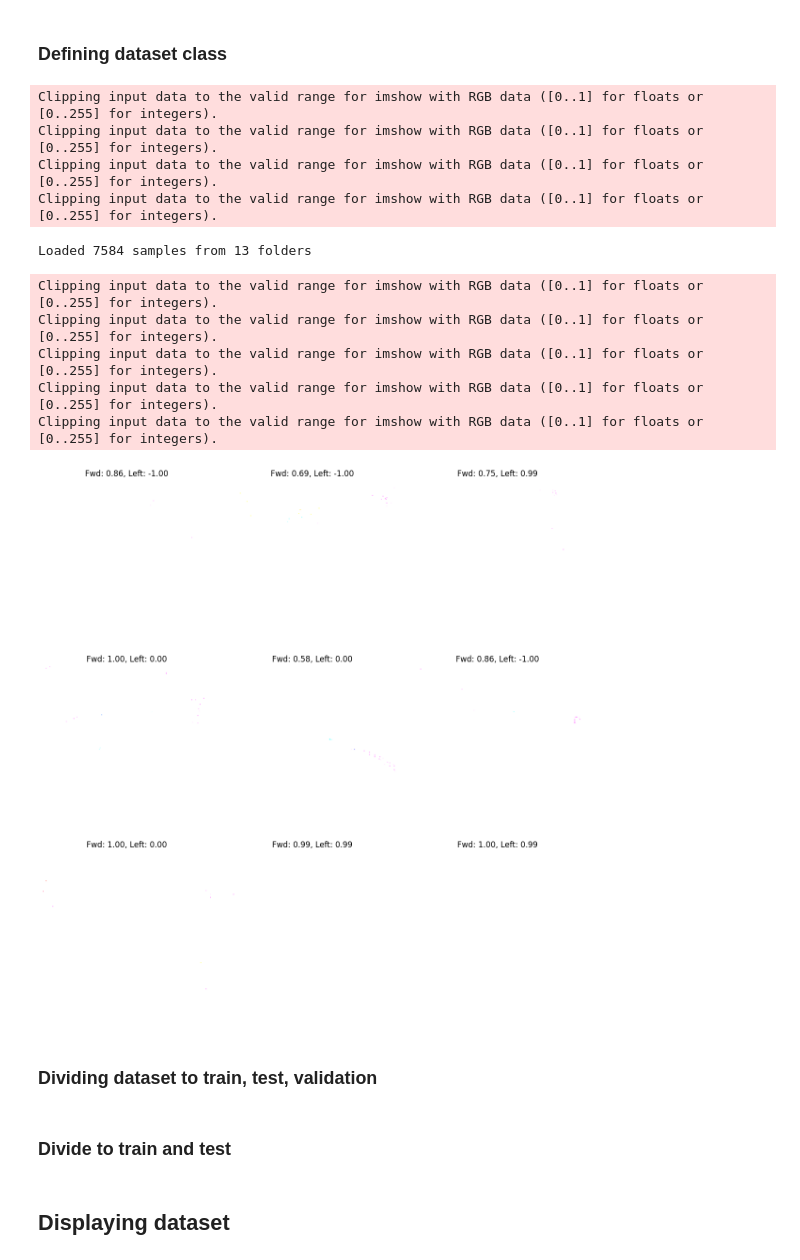
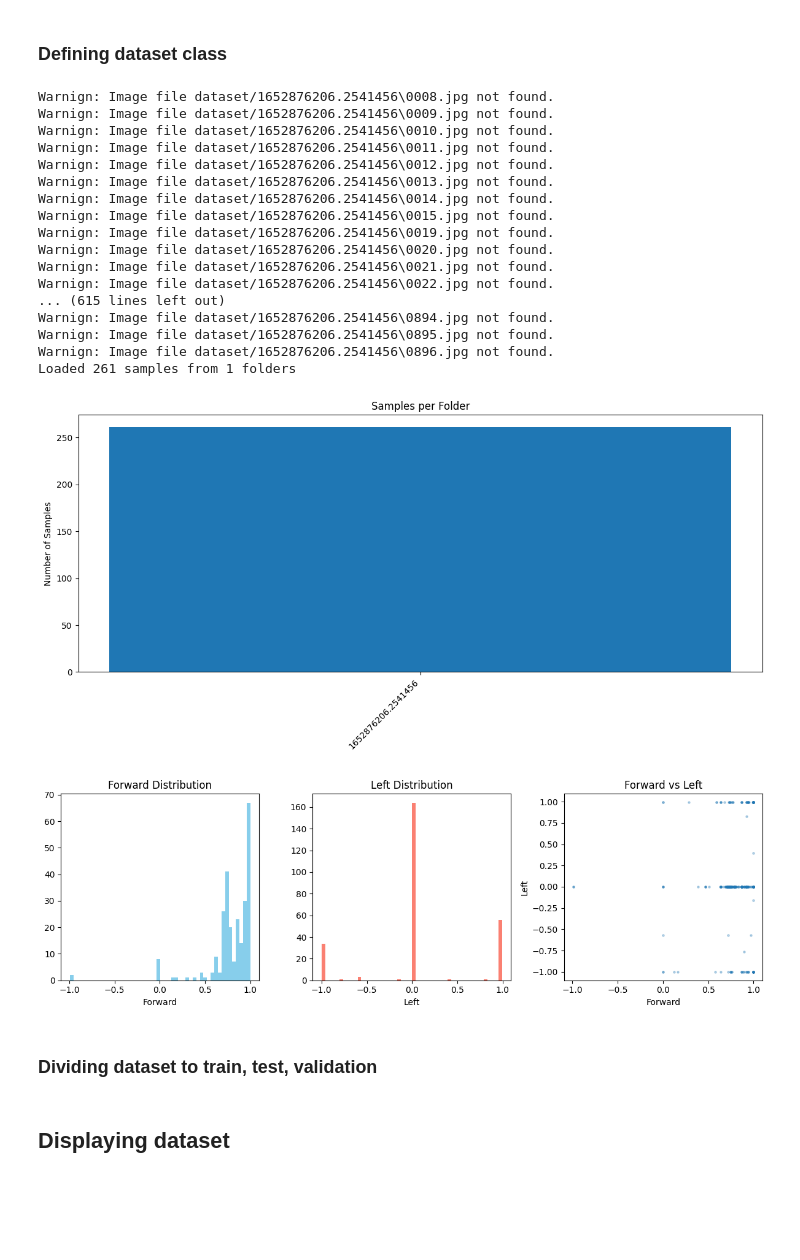
Before and after one commit to Bialkasss/JetBot_self-driving, a Jupyter notebook: jetbot.ipynb, the cells around one changed output. Drawn from its saved outputs; the diff is of its cells as text; code cells hidden in the pictures; blank space fills up the shorter version.

```diff
--- a/jetbot.ipynb
+++ b/jetbot.ipynb
@@ -24,7 +26,6 @@ from tqdm import tqdm
 # %%
 # root_dir = "put_jetbot_dataset/dataset/"
 # samples=[]
-
 
 class JetBotDataset(Dataset):
     """
@@ -74,7 +75,36 @@ class JetBotDataset(Dataset):
             image = PIL.Image.open(img_path).convert("RGB")
             if self.transform:
                 image = self.transform(image)
-            return image, torch.tensor([forward, left], dtype=torch.float32)
+
+            # Five-class one-hot encoding
+            # -1, -0.5, 0, 0.5, 1  this will be our classes
+
+
+
+
+            if left < -0.75:
+                class_idx = 0
+            elif left < -0.25:
+                class_idx = 1
+            elif left <= 0.25:
+                class_idx = 2
+            elif left <= 0.75:
+                class_idx = 3
+            else:
+                class_idx = 4
+
+            left_onehot = [0] * 5
+            left_onehot[class_idx] = 1
+
+            forward_tensor = torch.tensor(forward, dtype=torch.float32)
+            left_tensor = torch.tensor(left_onehot, dtype=torch.long)
+
+            return image, (forward_tensor, left_tensor)
+
+
+            # return image, torch.tensor([forward, left], dtype=torch.float32)
+
+
         except Exception as e:
             print(f"Error loading image {img_path}: {e}")
             placeholder = torch.zeros((3,224,224))
@@ -88,6 +118,7 @@ def get_transforms(augument=True):
         transforms.ToTensor(),
         transforms.Normalize(mean=[0.485, 0.456, 0.406], std=[0.229, 0.224, 0.225]),
     ]
+    # augmentation
     if augument:
         # Transformations: resize to 224x224, color jitter, normalize for rgb values predefined using imagenet
         train_transforms = [
@@ -163,23 +194,37 @@ def plot_target_distributions(dataset):
     plt.tight_layout()
     plt.show()
 # %%
-train_dataset = JetBotDataset(root_dir="put_jetbot_dataset/dataset/", transform=None)
+transform = transforms.Compose([
+    transforms.Resize((224,224)),
+    transforms.ToTensor(),
+    transforms.Normalize(mean=[0.485, 0.456, 0.406], std=[0.229, 0.224, 0.225])
+])
+
+train_dataset = JetBotDataset(root_dir="dataset/", transform=transform)
 
 plot_samples_per_folder(train_dataset)
 plot_target_distributions(train_dataset)
-show_sample_images(train_dataset, num=9)
+# show_sample_images(train_dataset, num=6)
 # %% [output]
-Clipping input data to the valid range for imshow with RGB data ([0..1] for floats or [0..255] for integers).
-Clipping input data to the valid range for imshow with RGB data ([0..1] for floats or [0..255] for integers).
-Clipping input data to the valid range for imshow with RGB data ([0..1] for floats or [0..255] for integers).
-Clipping input data to the valid range for imshow with RGB data ([0..1] for floats or [0..255] for integers).
+Warnign: Image file dataset/1652876206.2541456\0008.jpg not found.
+Warnign: Image file dataset/1652876206.2541456\0009.jpg not found.
+Warnign: Image file dataset/1652876206.2541456\0010.jpg not found.
+Warnign: Image file dataset/1652876206.2541456\0011.jpg not found.
+Warnign: Image file dataset/1652876206.2541456\0012.jpg not found.
+Warnign: Image file dataset/1652876206.2541456\0013.jpg not found.
+Warnign: Image file dataset/1652876206.2541456\0014.jpg not found.
+Warnign: Image file dataset/1652876206.2541456\0015.jpg not found.
+Warnign: Image file dataset/1652876206.2541456\0019.jpg not found.
+Warnign: Image file dataset/1652876206.2541456\0020.jpg not found.
+Warnign: Image file dataset/1652876206.2541456\0021.jpg not found.
+Warnign: Image file dataset/1652876206.2541456\0022.jpg not found.
+... (615 lines left out)
+Warnign: Image file dataset/1652876206.2541456\0894.jpg not found.
+Warnign: Image file dataset/1652876206.2541456\0895.jpg not found.
+Warnign: Image file dataset/1652876206.2541456\0896.jpg not found.
+Loaded 261 samples from 1 folders
-Loaded 7584 samples from 13 folders
-Clipping input data to the valid range for imshow with RGB data ([0..1] for floats or [0..255] for integers).
-Clipping input data to the valid range for imshow with RGB data ([0..1] for floats or [0..255] for integers).
-Clipping input data to the valid range for imshow with RGB data ([0..1] for floats or [0..255] for integers).
-Clipping input data to the valid range for imshow with RGB data ([0..1] for floats or [0..255] for integers).
-Clipping input data to the valid range for imshow with RGB data ([0..1] for floats or [0..255] for integers).
-[figure, old version]
+[figure, new version]
+[figure, added]
 # %% [markdown]
 ### Dividing dataset to train, test, validation
 # %%
@@ -215,5 +260,3 @@ def create_datasets(root_dir, train_ratio=0.7, val_ratio=0.15, test_ratio=0.15,
         "val": DataLoader(val_set, batch_size=batch_size),
         "test": DataLoader(test_set, batch_size=batch_size)
     }
-# %% [markdown]
-### Divide to train and test
```
Also changed, not shown: parts of 18 cells of this notebook, 9 other files.
